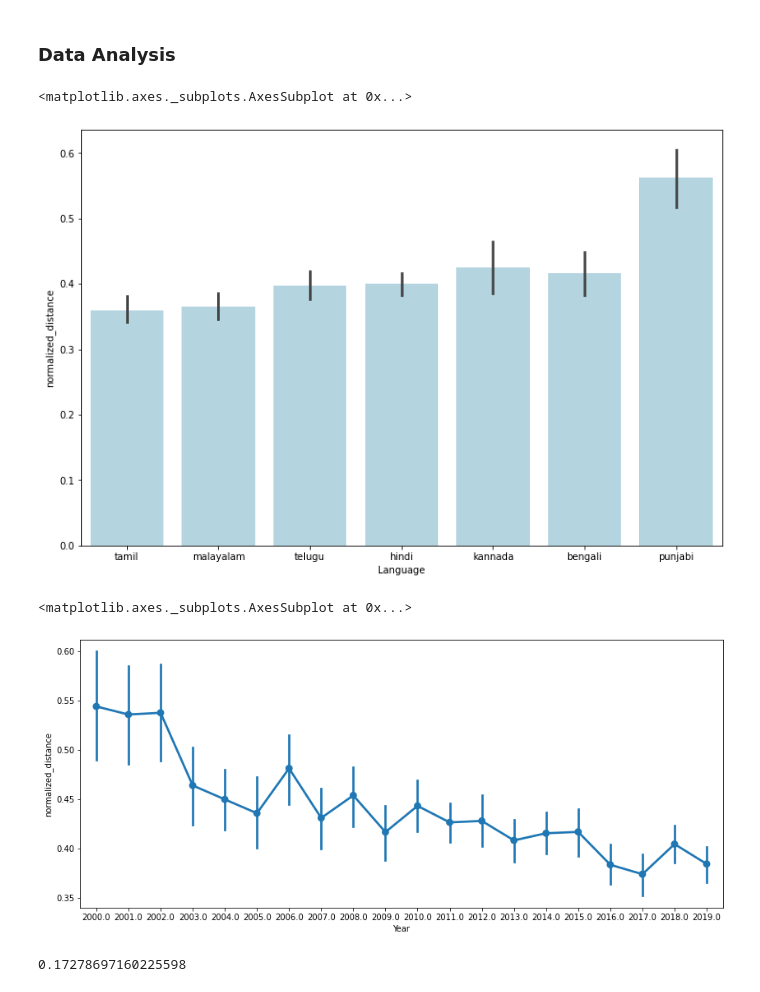
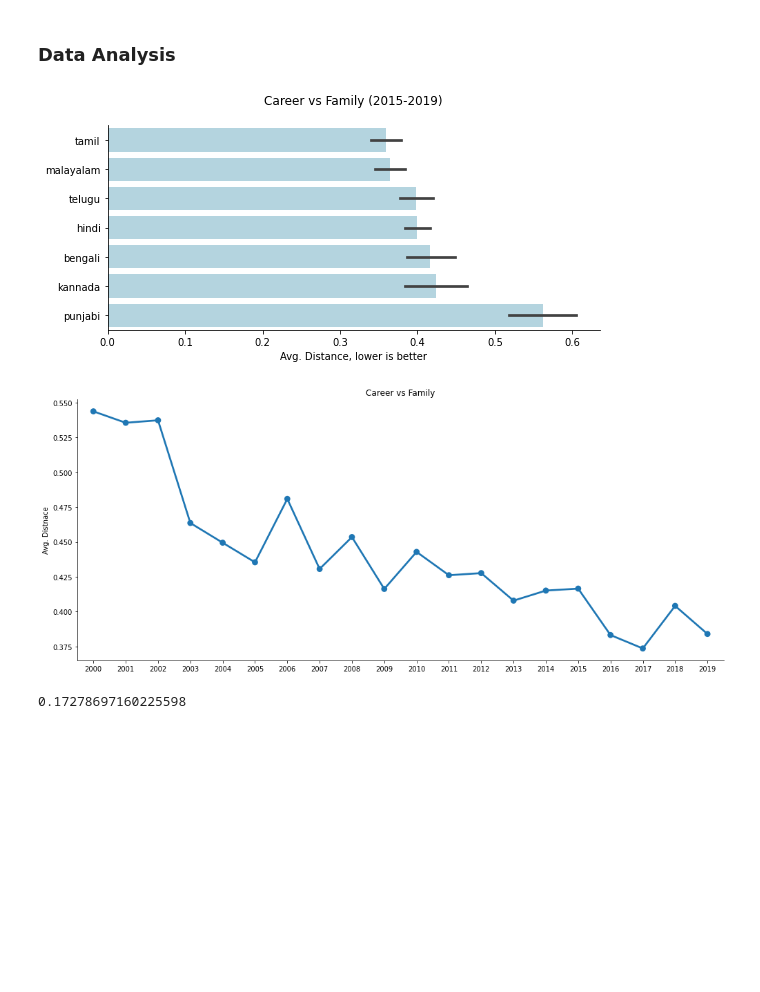
Before and after one commit to ragul-n/Gender-bias-in-Indian-movies, a Jupyter notebook: word2vec/calculating_bias_measure.ipynb, the cells around one changed output. Cells and saved outputs as stored; diff of their text form; code cells hidden in the pictures; blank space fills up the shorter version.

```diff
--- a/word2vec/calculating_bias_measure.ipynb
+++ b/word2vec/calculating_bias_measure.ipynb
@@ -110,21 +110,36 @@ data=movies_data[~ movies_data.distance.isna()].copy()
 data=data[data.Language.isin(["hindi","tamil","malayalam","telugu","kannada","punjabi","bengali"])].copy()
 data["normalized_distance"]=(data.distance- data.distance.min())/(data.distance.max() - data.distance.min())
 data=data[(data.Year>=2000) & (data.Year<=2019)]
+data["Year"]=data.Year.astype("int64")
 # %%
 
-fig, ax= plt.subplots(figsize=(12,8))
-sns.barplot(data=data[data.Year>=2015], x="Language", y="normalized_distance",color="lightblue",
-                            order=["tamil", "malayalam","telugu","hindi","kannada","bengali","punjabi"])
+fig, ax= plt.subplots(figsize=(8,4))
+fig.patch.set_visible(False)
+
+ax=sns.barplot(data=data[data.Year>=2015], y="Language", x="normalized_distance",color="lightblue",
+                            order=["tamil", "malayalam","telugu","hindi","bengali","kannada","punjabi"], ax=ax)
+
+plt.xlabel("Avg. Distance, lower is better")
+
+#ax.tick_params(left=False, labelleft=False)
+# for bars_group in ax.containers:
+#     ax.bar_label(bars_group, padding=3, fontsize=15)
+
+sns.despine()
+ax.set(ylabel=None, title="Career vs Family (2015-2019)\n")
+plt.tight_layout()
 # %% [output]
-<matplotlib.axes._subplots.AxesSubplot at 0x...>
-[figure, old version]
+[figure, new version]
 # %%
 fig, ax= plt.subplots(figsize=(14,6))
 
-sns.pointplot(data=data, y="normalized_distance",x="Year", ci=95)
+sns.pointplot(data=data, y="normalized_distance",x="Year", ci=0)
+
+sns.despine()
+ax.set(title="Career vs Family",xlabel=None, ylabel="Avg. Distnace")
+plt.tight_layout()
 # %% [output]
-<matplotlib.axes._subplots.AxesSubplot at 0x...>
-[figure, old version]
+[figure, new version]
 # %%
 data[data.Language.isin(["hindi","tamil","punjabi"])].groupby(["Year","Language"])['distance'].agg("count")
 # %%
```
